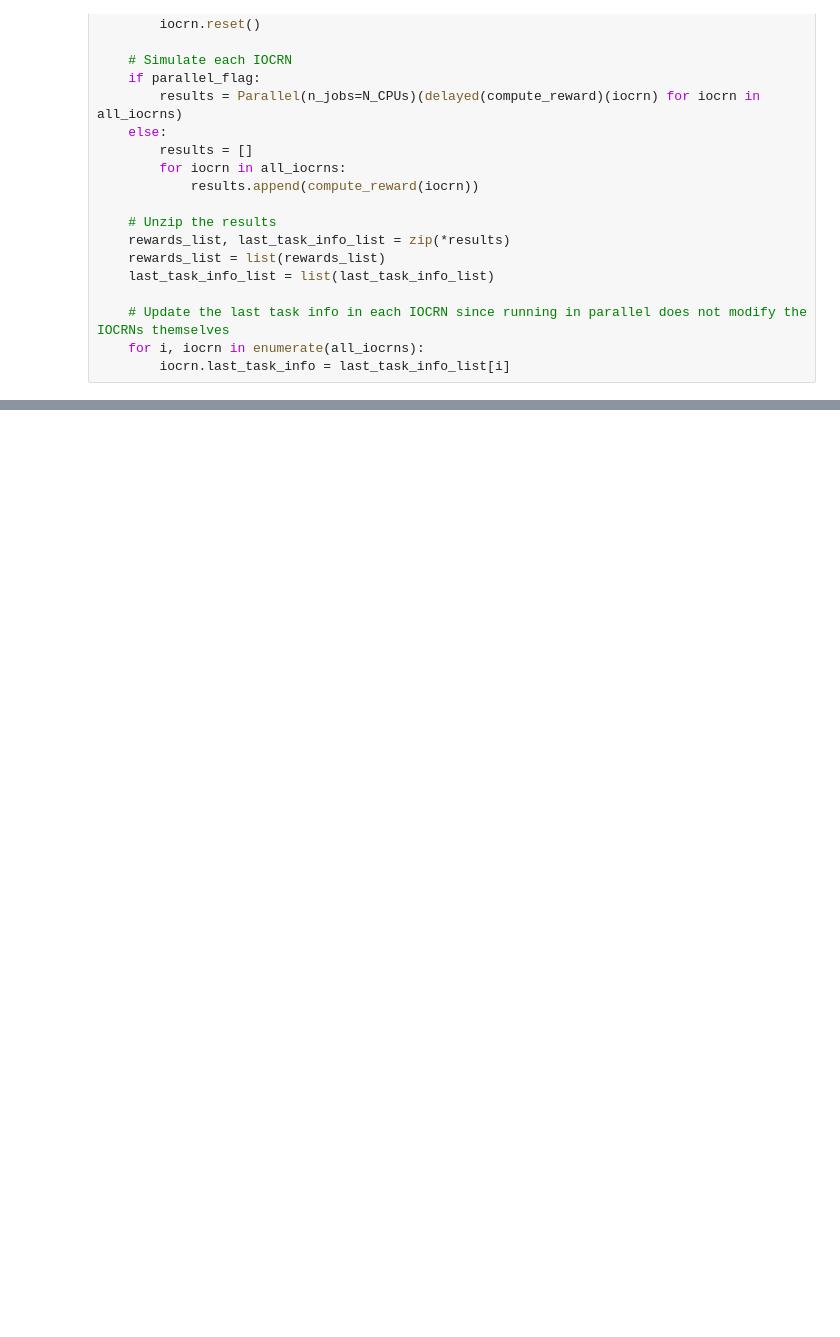
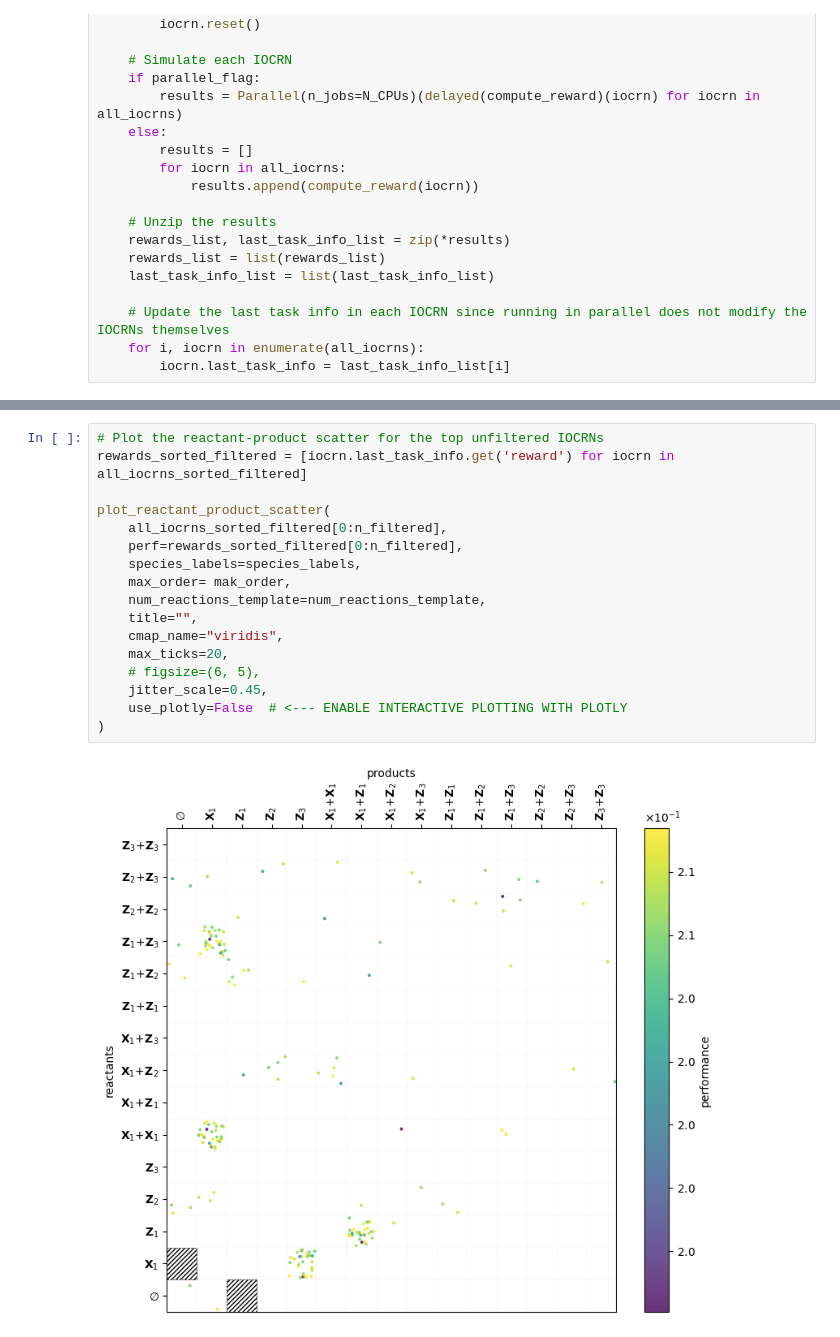
Before and after one commit to Maurice-Filo/GenAI-Net, a Jupyter notebook: FINAL_nicolo/stochastic_RPA_3s_6r_MAK_REINFORCE/plots/plot_results_RPA.ipynb, the cells around one changed output, grey strips where cells are left out. Drawn from its saved outputs; the diff is of its cells as text; blank space fills up the shorter version.

```diff
--- a/FINAL_nicolo/stochastic_RPA_3s_6r_MAK_REINFORCE/plots/plot_results_RPA.ipynb
+++ b/FINAL_nicolo/stochastic_RPA_3s_6r_MAK_REINFORCE/plots/plot_results_RPA.ipynb
@@ -425,0 +388,19 @@ plot_reactant_product_scatter(
+# %%
+# Plot the reactant-product scatter for the top unfiltered IOCRNs
+rewards_sorted_filtered = [iocrn.last_task_info.get('reward') for iocrn in all_iocrns_sorted_filtered]
+
+plot_reactant_product_scatter(
+    all_iocrns_sorted_filtered[0:n_filtered],
+    perf=rewards_sorted_filtered[0:n_filtered],
+    species_labels=species_labels,
+    max_order= mak_order,
+    num_reactions_template=num_reactions_template,
+    title="",
+    cmap_name="viridis",
+    max_ticks=20,
+    # figsize=(6, 5),
+    jitter_scale=0.45,
+    use_plotly=False  # <--- ENABLE INTERACTIVE PLOTTING WITH PLOTLY
+)
+# %% [output]
+[figure, added]
```
Also changed, not shown: parts of 17 cells of this notebook.
